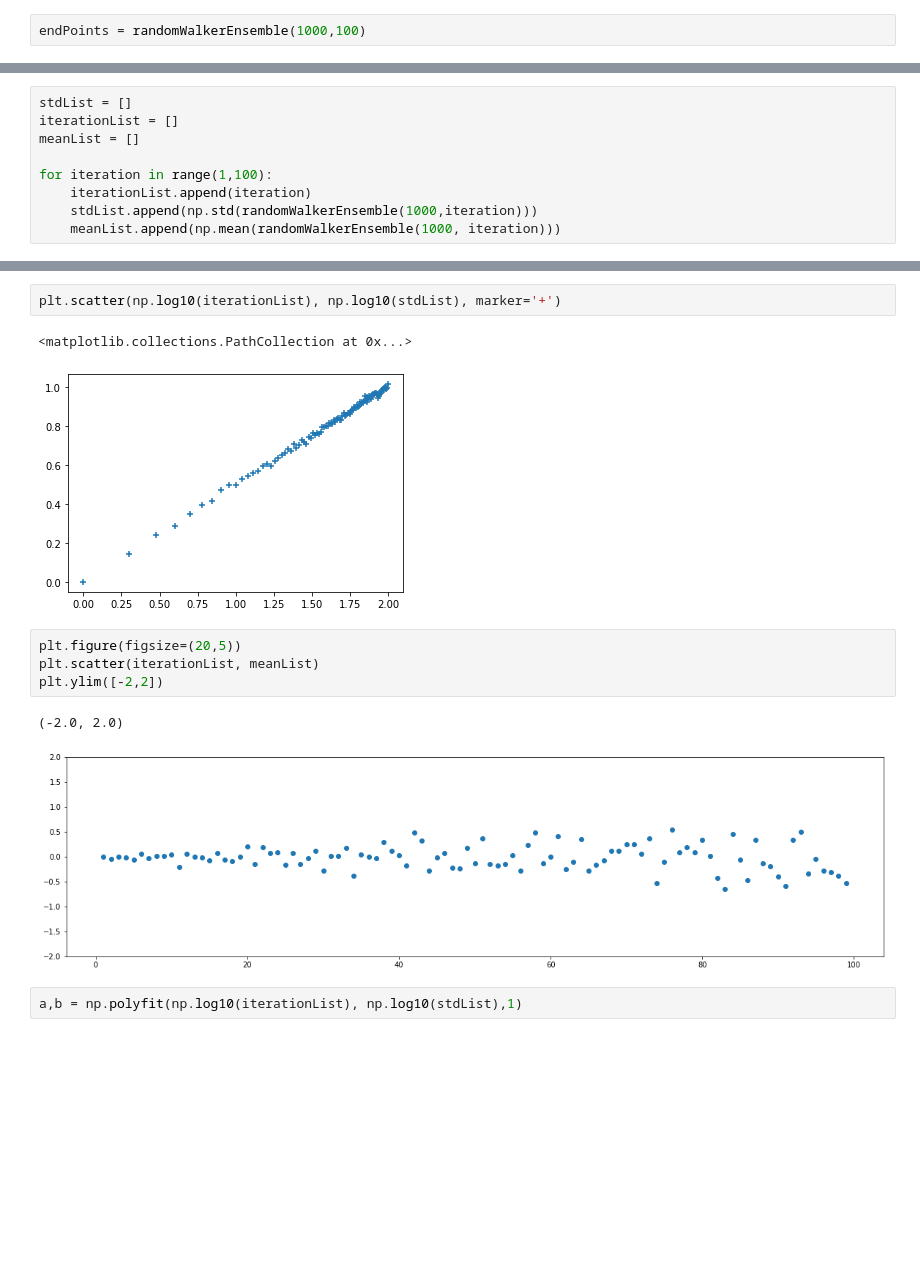
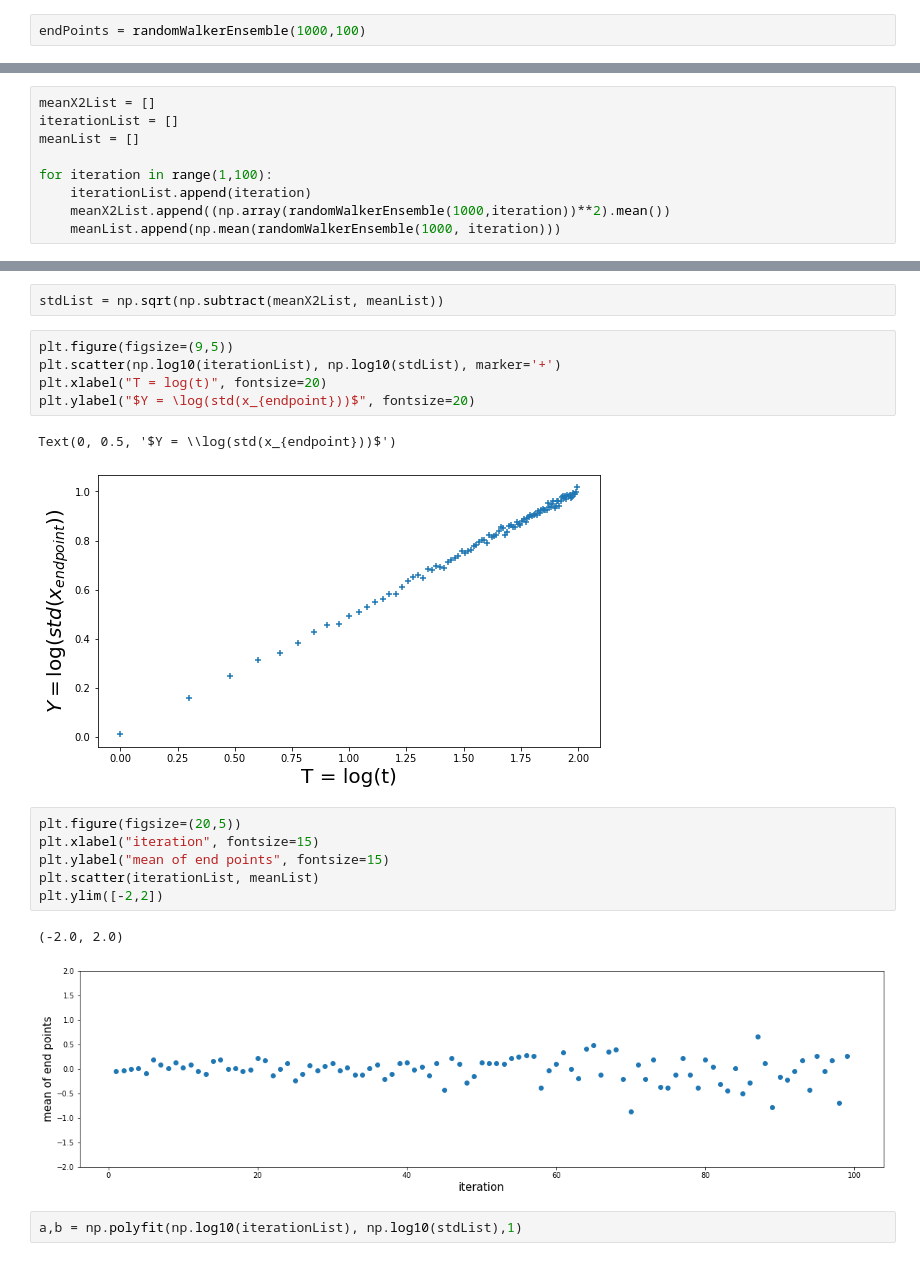
Before and after one commit to alifele/Computational-Physics, a Jupyter notebook: ComputationalPhysicsBookOld/RandomSystems/RandomWalk.ipynb, the cells around one changed output, grey strips where cells are left out. Cells and saved outputs as stored; diff of their text form; blank space fills up the shorter version.

Commit message:
the computaion on the random walker added

```diff
--- a/ComputationalPhysicsBookOld/RandomSystems/RandomWalk.ipynb
+++ b/ComputationalPhysicsBookOld/RandomSystems/RandomWalk.ipynb
@@ -29,9 +29,9 @@ _ = plt.hist(endPoints, bins  = 10)
 # %%
-stdList = []
+meanX2List = []
 iterationList = []
 meanList = []
 
 for iteration in range(1,100):
     iterationList.append(iteration)
-    stdList.append(np.std(randomWalkerEnsemble(1000,iteration)))
+    meanX2List.append((np.array(randomWalkerEnsemble(1000,iteration))**2).mean())
     meanList.append(np.mean(randomWalkerEnsemble(1000, iteration)))
@@ -38,15 +71,22 @@ for iteration in range(1,100):
+# %%
+stdList = np.sqrt(np.subtract(meanX2List, meanList))
 # %%
+plt.figure(figsize=(9,5))
 plt.scatter(np.log10(iterationList), np.log10(stdList), marker='+')
+plt.xlabel("T = log(t)", fontsize=20)
+plt.ylabel("$Y = \log(std(x_{endpoint}))$", fontsize=20)
 # %% [output]
-<matplotlib.collections.PathCollection at 0x...>
+Text(0, 0.5, '$Y = \\log(std(x_{endpoint}))$')
-[figure, old version]
+[figure, new version]
 # %%
 plt.figure(figsize=(20,5))
+plt.xlabel("iteration", fontsize=15)
+plt.ylabel("mean of end points", fontsize=15)
 plt.scatter(iterationList, meanList)
 plt.ylim([-2,2])
 # %% [output]
 (-2.0, 2.0)
-[figure, old version]
+[figure, new version]
 # %%
 a,b = np.polyfit(np.log10(iterationList), np.log10(stdList),1)
 # %%
```
Also changed, not shown: parts of 12 cells of this notebook.
